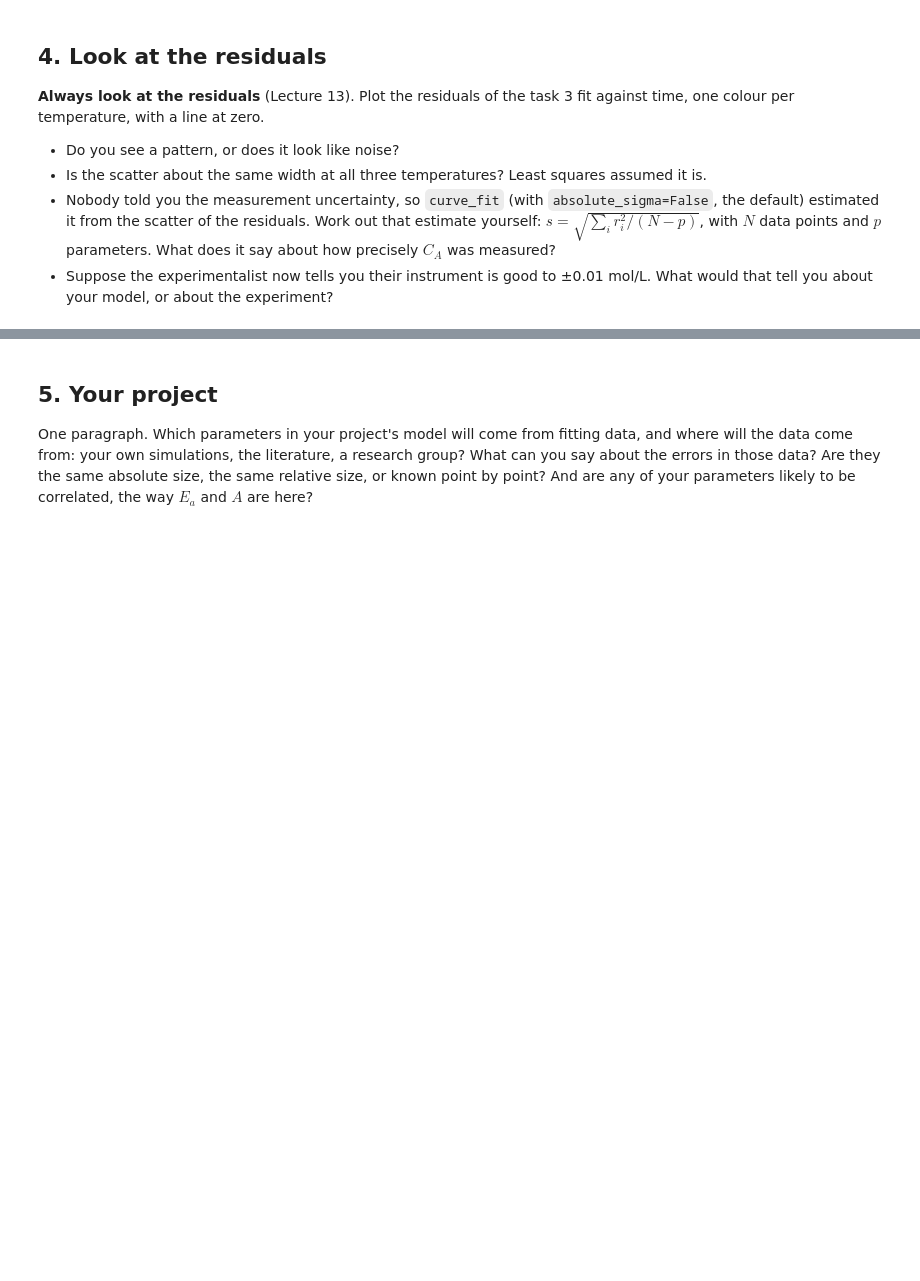
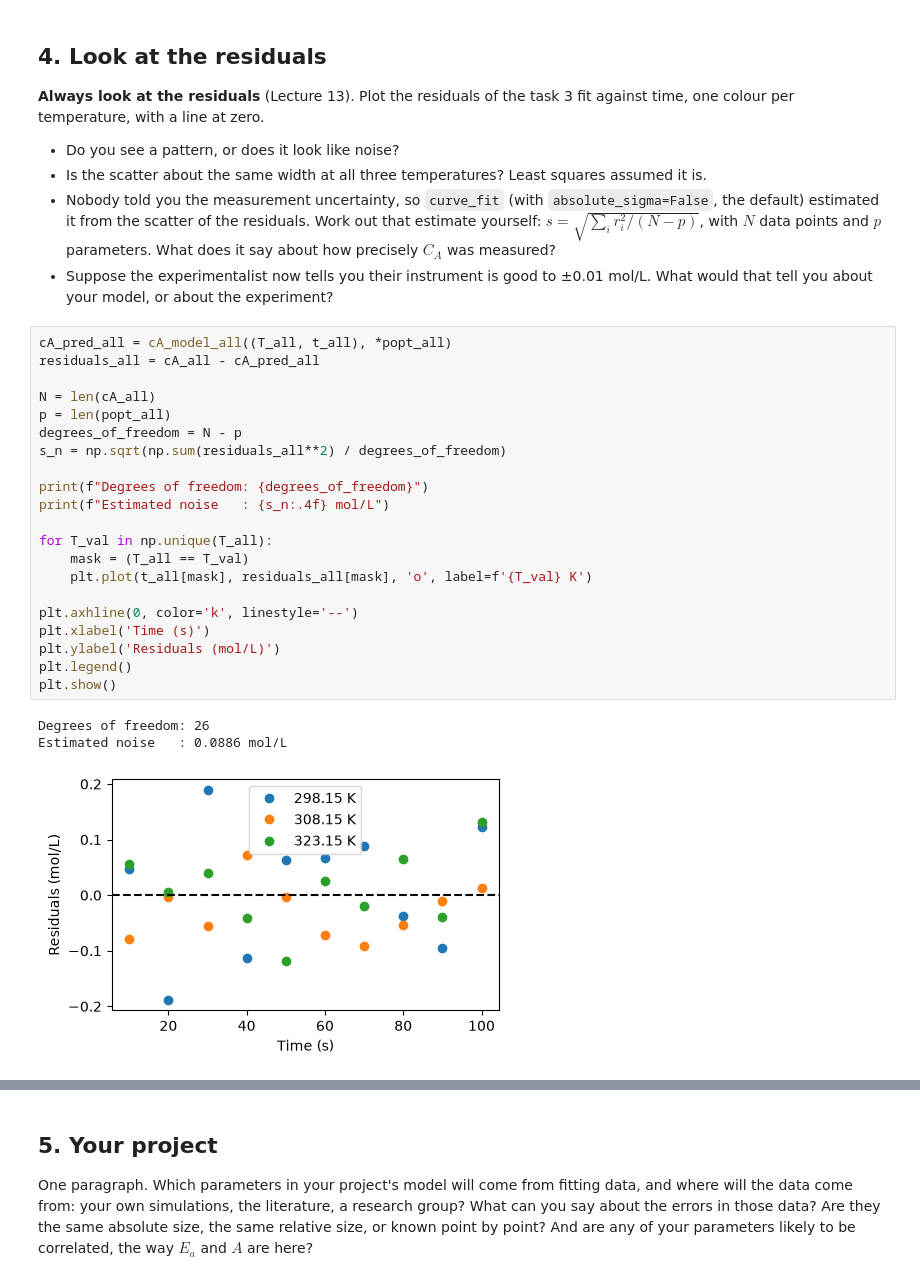
Before and after one commit to NityaGanesh33/parameter-estimation, a Jupyter notebook: batch-reactor-regression.ipynb, the cells around one changed output, grey strips where cells are left out. Saved outputs shown, nothing was run; the diff lists cells and outputs as text; blank space fills up the shorter version.

Commit message:
Task 4: residual analysis, noise estimation, and precision discussion

```diff
--- a/batch-reactor-regression.ipynb
+++ b/batch-reactor-regression.ipynb
@@ -421,4 +421,29 @@ time, one colour per temperature, with a line at zero.
   it say about how precisely $C_A$ was measured?
 - Suppose the experimentalist now tells you their instrument is good to ±0.01 mol/L.
   What would that tell you about your model, or about the experiment?
+# %%
+cA_pred_all = cA_model_all((T_all, t_all), *popt_all)
+residuals_all = cA_all - cA_pred_all
+
+N = len(cA_all)
+p = len(popt_all)
+degrees_of_freedom = N - p
+s_n = np.sqrt(np.sum(residuals_all**2) / degrees_of_freedom)
+
+print(f"Degrees of freedom: {degrees_of_freedom}")
+print(f"Estimated noise   : {s_n:.4f} mol/L")
+
+for T_val in np.unique(T_all):
+    mask = (T_all == T_val)
+    plt.plot(t_all[mask], residuals_all[mask], 'o', label=f'{T_val} K')
+
+plt.axhline(0, color='k', linestyle='--')
+plt.xlabel('Time (s)')
+plt.ylabel('Residuals (mol/L)')
+plt.legend()
+plt.show()
+# %% [output]
+Degrees of freedom: 26
+Estimated noise   : 0.0886 mol/L
+[figure, added]
 # %% [markdown]
```
Also changed, not shown: parts of 1 cell of this notebook, 1 other file.
